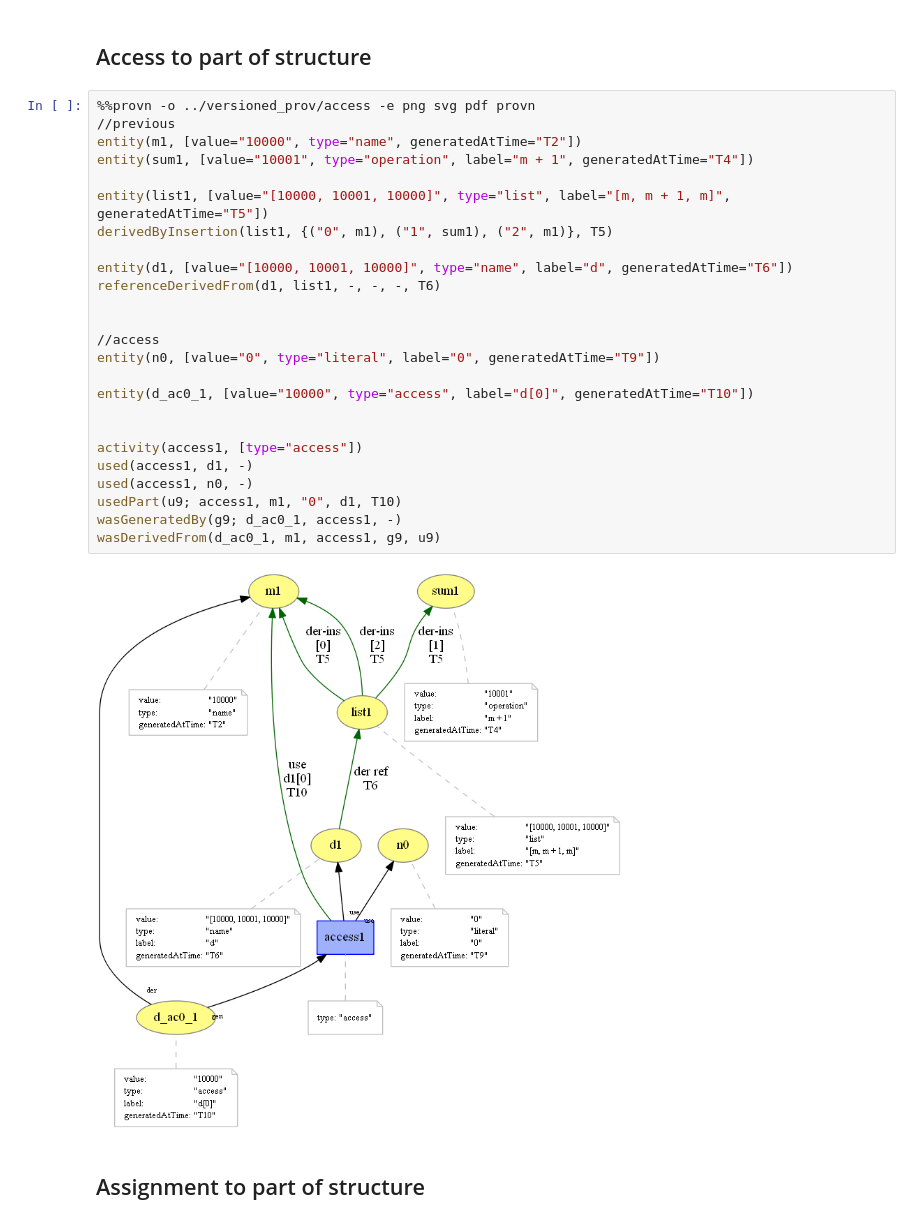
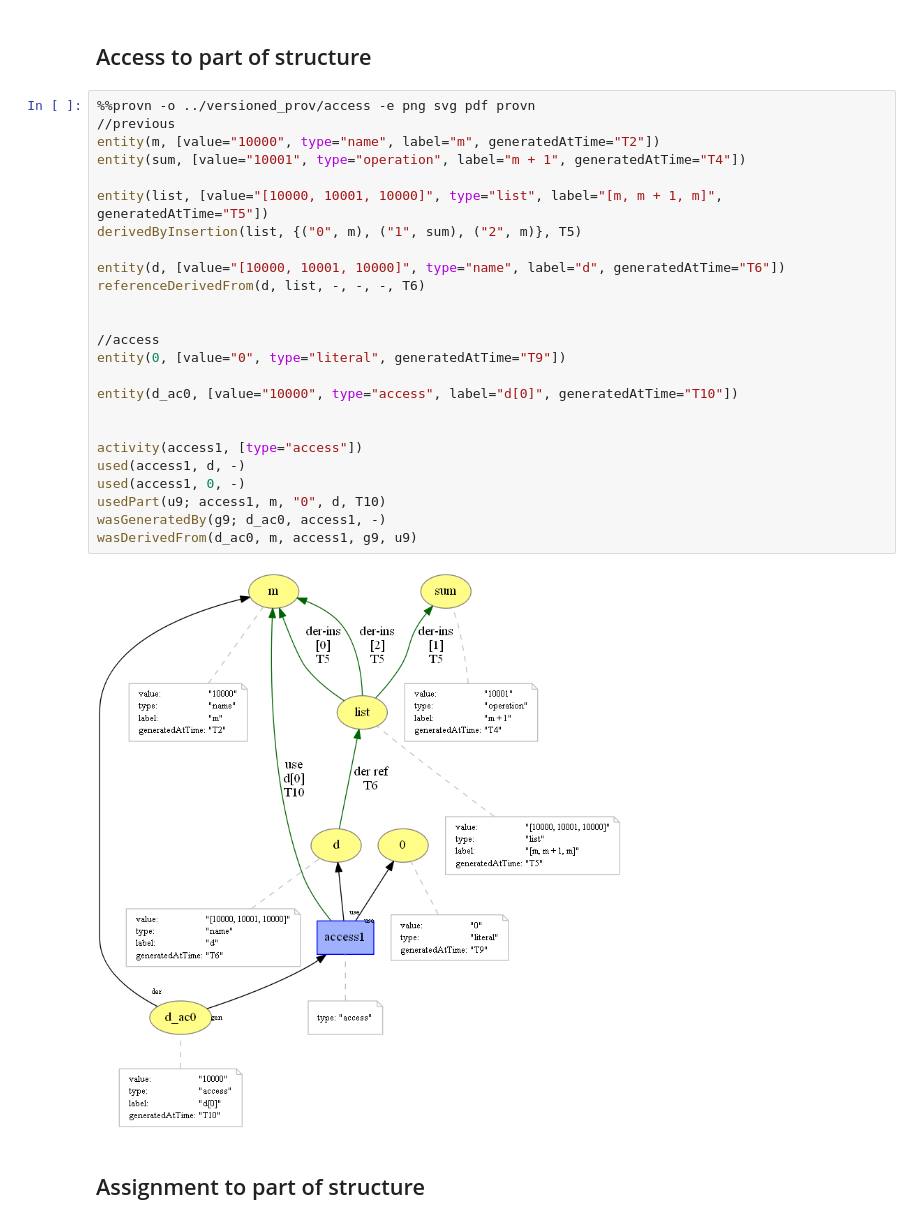
Before and after one commit to dew-uff/versioned-prov, a Jupyter notebook: notebooks/[Versioned-PROV] Mapping.ipynb, the cells around one changed output. Drawn from its saved outputs; the diff is of its cells as text.

```diff
--- a/notebooks/[Versioned-PROV] Mapping.ipynb
+++ b/notebooks/[Versioned-PROV] Mapping.ipynb
@@ -118,30 +118,30 @@ wasGeneratedBy(len_d1, len1, -)
 # %%
 %%provn -o ../versioned_prov/access -e png svg pdf provn
 //previous
-entity(m1, [value="10000", type="name", generatedAtTime="T2"])
-entity(sum1, [value="10001", type="operation", label="m + 1", generatedAtTime="T4"])
+entity(m, [value="10000", type="name", label="m", generatedAtTime="T2"])
+entity(sum, [value="10001", type="operation", label="m + 1", generatedAtTime="T4"])
 
-entity(list1, [value="[10000, 10001, 10000]", type="list", label="[m, m + 1, m]", generatedAtTime="T5"])
-derivedByInsertion(list1, {("0", m1), ("1", sum1), ("2", m1)}, T5)
+entity(list, [value="[10000, 10001, 10000]", type="list", label="[m, m + 1, m]", generatedAtTime="T5"])
+derivedByInsertion(list, {("0", m), ("1", sum), ("2", m)}, T5)
 
-entity(d1, [value="[10000, 10001, 10000]", type="name", label="d", generatedAtTime="T6"])
-referenceDerivedFrom(d1, list1, -, -, -, T6)
+entity(d, [value="[10000, 10001, 10000]", type="name", label="d", generatedAtTime="T6"])
+referenceDerivedFrom(d, list, -, -, -, T6)
 
 
 //access
-entity(n0, [value="0", type="literal", label="0", generatedAtTime="T9"])
+entity(0, [value="0", type="literal", generatedAtTime="T9"])
 
-entity(d_ac0_1, [value="10000", type="access", label="d[0]", generatedAtTime="T10"])
+entity(d_ac0, [value="10000", type="access", label="d[0]", generatedAtTime="T10"])
 
 
 activity(access1, [type="access"])
-used(access1, d1, -)
-used(access1, n0, -)
-usedPart(u9; access1, m1, "0", d1, T10)
-wasGeneratedBy(g9; d_ac0_1, access1, -)
-wasDerivedFrom(d_ac0_1, m1, access1, g9, u9)
+used(access1, d, -)
+used(access1, 0, -)
+usedPart(u9; access1, m, "0", d, T10)
+wasGeneratedBy(g9; d_ac0, access1, -)
+wasDerivedFrom(d_ac0, m, access1, g9, u9)
 # %% [output]
-[figure, old version]
+[figure, new version]
 # %% [markdown]
 ## Assignment to part of structure
 # %%
```
Also changed, not shown: parts of 9 cells of this notebook, 51 other files.
